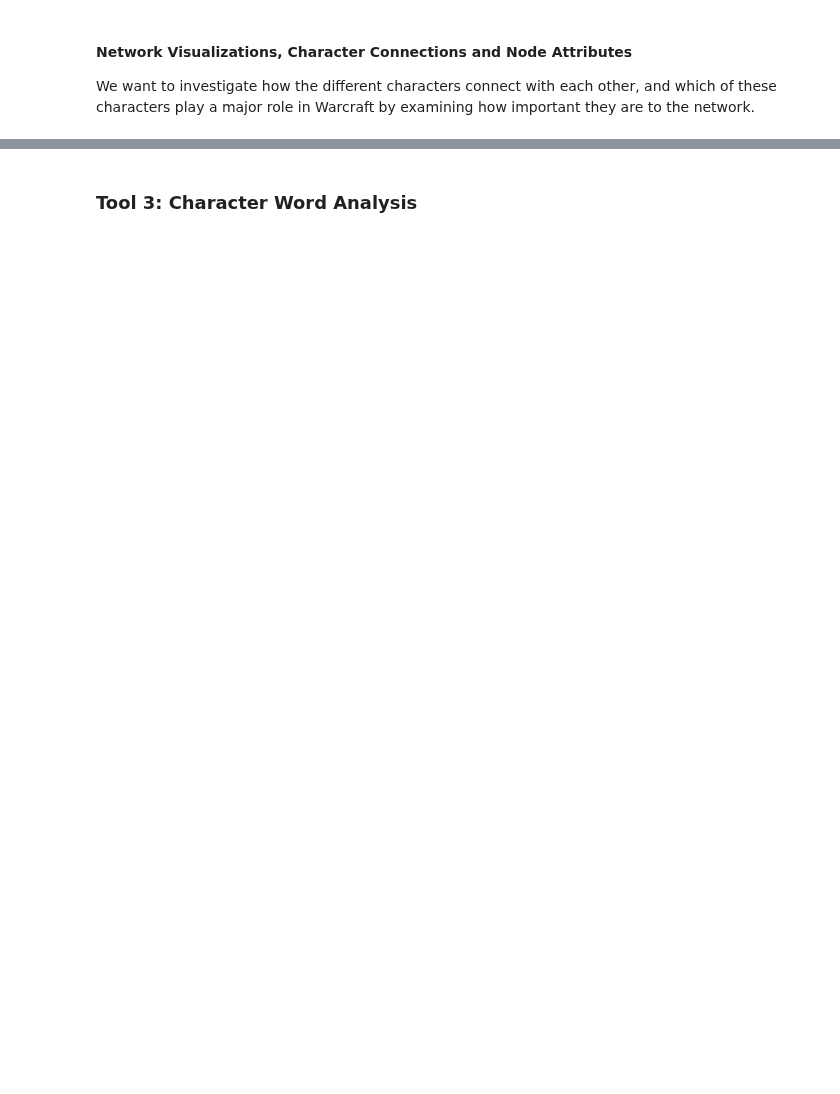
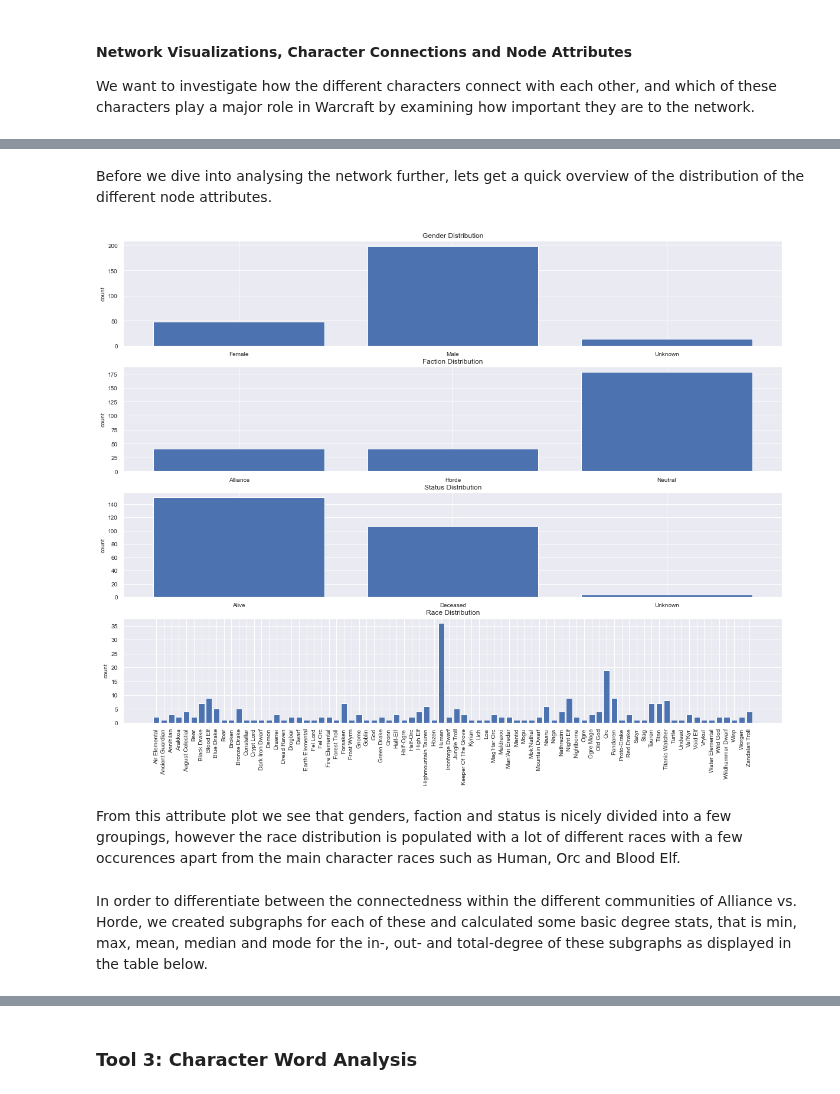
Before and after one commit to simonamtoft/warcraft-major-character-analysis, a Jupyter notebook: Explainer.ipynb, the cells around one changed output, grey strips where cells are left out. Drawn from its saved outputs; the diff is of its cells as text; code cells hidden in the pictures; blank space fills up the shorter version.

```diff
--- a/Explainer.ipynb
+++ b/Explainer.ipynb
@@ -10,0 +13,26 @@ GitHub repos:
+# %%
+import os
+import nltk
+import pickle
+import powerlaw
+import community
+import numpy as np
+import pandas as pd
+from glob import glob
+import networkx as nx
+import matplotlib.pyplot as plt
+import seaborn as sns
+
+sns.set()
+
+# Download and import "book"
+nltk.download('book', quiet=True)
+from nltk import book
+
+# import home-made stuff
+import config
+from graph_helpers import print_all_degree_stats, html_all_degree_stats, \
+    compute_centrality_faction, compute_centrality_gender, compute_centrality_status, \
+    html_centralities, get_nodes_from_attr
+from text_helpers import init_collection, populate_collection, \
+    get_paths
@@ -269,0 +403,26 @@ References:
+# %% [markdown]
+Before we dive into analysing the network further, lets get a quick overview of the distribution of the different node attributes.
+# %%
+# get distribution for each of the four node attributes
+attr_names = ['gender', 'faction', 'status', 'race']
+f, ax = plt.subplots(len(attr_names), 1, figsize=(20, 15))
+for i, aname in enumerate(attr_names):
+    attr_list = np.array(list(nx.get_node_attributes(Gcc, aname).values()))
+    attr_keys, attr_counts = np.unique(attr_list, return_counts=True)
+    ax[i].set_title(f'{aname} distribution'.title(), fontsize=12)
+    ax[i].bar(attr_keys, attr_counts)
+    ax[i].set_ylabel('count', fontsize=10)
+
+    if aname == 'race':
+        xlabel_rotation = 90
+    else:
+        xlabel_rotation = 0
+    plt.setp(ax[i].get_xticklabels(), fontsize=10, rotation=xlabel_rotation)
+    plt.setp(ax[i].get_yticklabels(), fontsize=10)
+plt.show()
+# %% [output]
+[figure, added]
+# %% [markdown]
+From this attribute plot we see that genders, faction and status is nicely divided into a few groupings, however the race distribution is populated with a lot of different races with a few occurences apart from the main character races such as Human, Orc and Blood Elf.
+# %% [markdown]
+In order to differentiate between the connectedness within the different communities of Alliance vs. Horde, we created subgraphs for each of these and calculated some basic degree stats, that is min, max, mean, median and mode for the in-, out- and total-degree of these subgraphs as displayed in the table below.
```
Also changed, not shown: parts of 39 cells of this notebook, 2 other files.
